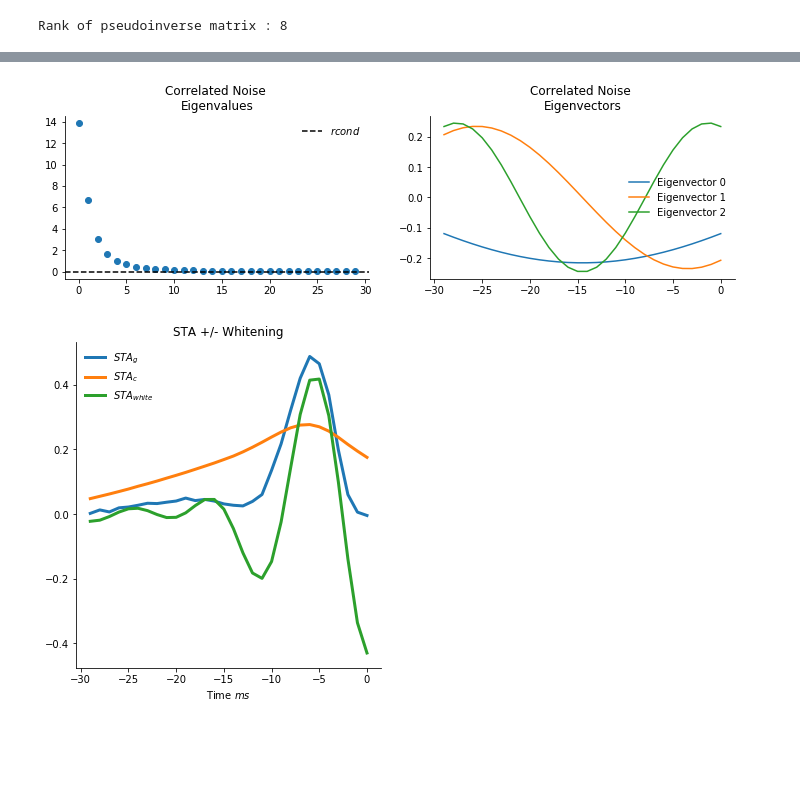
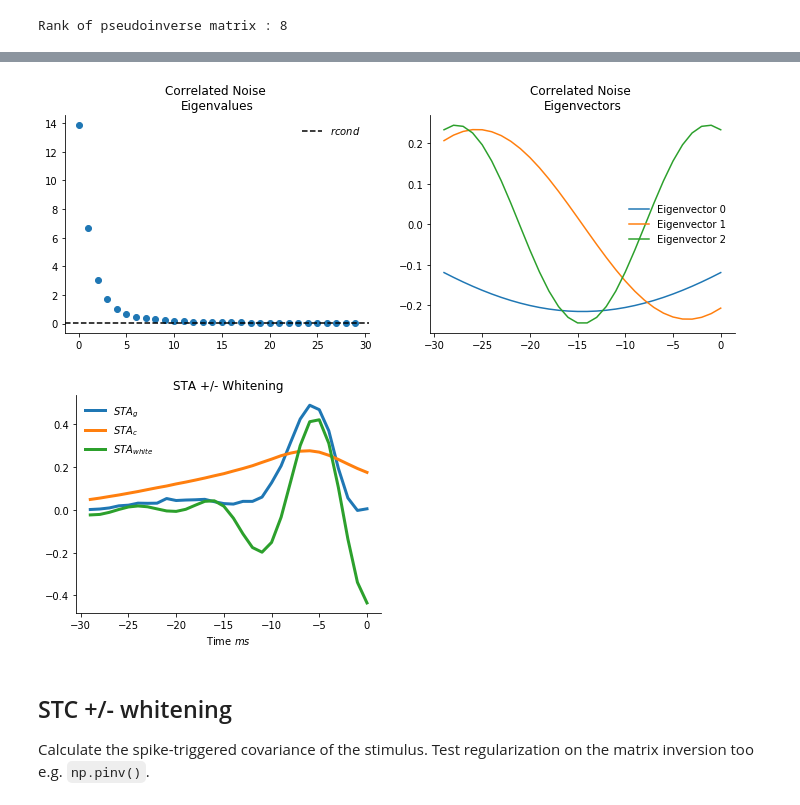
Before and after one commit to stephenholtz/neuro-examples, a Jupyter notebook: sta_stc_corr_noise_lnp_models.ipynb, the cells around one changed output, grey strips where cells are left out. Drawn from its saved outputs; the diff is of its cells as text; code cells hidden in the pictures; blank space fills up the shorter version.

```diff
--- a/sta_stc_corr_noise_lnp_models.ipynb
+++ b/sta_stc_corr_noise_lnp_models.ipynb
@@ -109,8 +111,8 @@ filt1 = filt1 / linalg.norm(filt1)
 filt2 = filt2 / linalg.norm(filt2)
 
 # Weights for each filter
-w1 = 20
-w2 = 20
+w1 = 10
+w2 = 10
 
 # Get spiking output for both stimuli
 spikes_g,rate_g = calc_lnp_output(stim_g,filt1,filt2,w1=w1,w2=w2)
@@ -229,8 +231,8 @@ def calc_cov_mat(design_mat,spikes=None):
     Calculate the stimulus covariance matrix from design matrix
     optionally make it spike triggered.
 
-    This is the "zero-centered" method described by Aljadeff et al 2013
-    where the covariance difference matrix is diagonalized.
+    This is part of the "zero-centered" method described by Aljadeff et al 2013
+    where the covariance difference matrix is later diagonalized.
 
     spikes must have the same number of entries as design matrix has rows
     """
@@ -278,7 +280,7 @@ for i,(X,desc) in enumerate(zip([Cg,Cc],['Gaussian','Correlated'])):
 # %%
 Uc,sc = linalg.svd(Cc)[0:2]
 # %%
-fig = plt.figure(figsize=(12,3));
+fig = plt.figure(figsize=(12,4));
 
 # Plot eigenvalues
 ax1 = plt.subplot(1, 2, 1);
@@ -296,18 +298,22 @@ for i in range(3):
 ax2.set_title('Correlated Noise \nEigenvectors');
 ax2.legend(frameon=False);
 # %% [output]
-[figure, old version]
+[figure, new version]
 # %%
-fig = plt.figure(figsize=(12,6));
+fig = plt.figure(figsize=(12,4));
 
 # Plot the linear filters and naive sum
 ax1 = plt.subplot(1, 2, 1);
 ax1.plot(-tf,sta_g[::-1],label='$STA_{g}$',lw=3,color='C0');
-ax1.hold
+ax1.hold;
 ax1.plot(-tf,sta_c[::-1],label='$STA_{c}$',lw=3,color='C1');
 ax1.plot(-tf,w_sta_g[::-1],label='$STA_{white}$',lw=3,color='C2');
 ax1.legend(frameon=False);
 ax1.set_title('STA +/- Whitening');
 ax1.set_xlabel('Time $ms$');
 # %% [output]
-[figure, old version]
+[figure, new version]
+# %% [markdown]
+## STC +/- whitening
+
+Calculate the spike-triggered covariance of the stimulus. Test regularization on the matrix inversion too e.g. `np.pinv()`.
```
Also changed, not shown: parts of 25 cells of this notebook.
